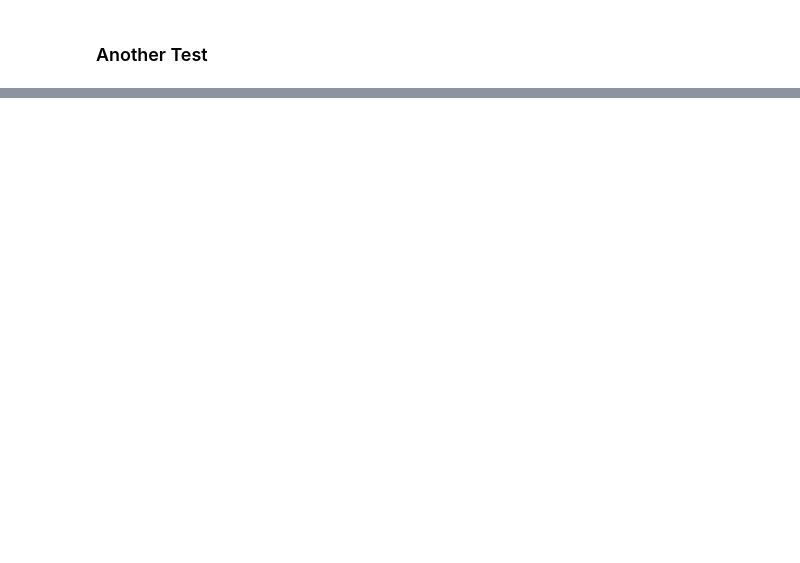
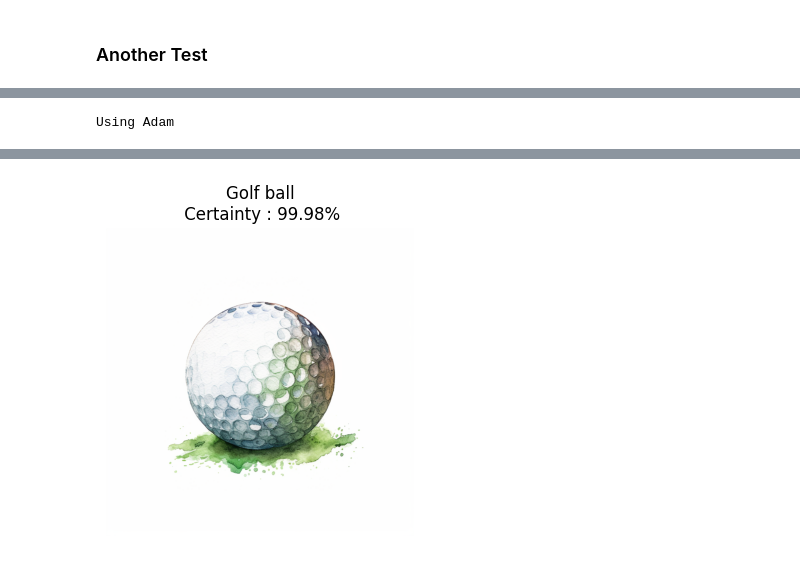
Before and after one commit to BLGR-Saumoine/Projet-DL, a Jupyter notebook: Project_DL.ipynb, the cells around one changed output, grey strips where cells are left out. Saved outputs shown, nothing was run; the diff lists cells and outputs as text; code cells hidden in the pictures; blank space fills up the shorter version.

```diff
--- a/Project_DL.ipynb
+++ b/Project_DL.ipynb
@@ -123,6 +178,13 @@ class ResNet(nn.Module):
 
       if size not in configs :
         raise ValueError("This resnet's size is not valid")
+
+      if size >= 50:
+          block = Bottleneck
+          self.expansion = 4
+      else:
+          block = ResBlock
+          self.expansion = 1
 
       self.relu = nn.ReLU(inplace=True) #Will consume less space aussi
 
@@ -141,18 +203,16 @@ class ResNet(nn.Module):
 
       #Maintenant on initialise les layers
 
-      self.layer1 = self._make_layer(ResBlock, 64, configs[size][0], 1, useBn=useBn)
-      self.layer2 = self._make_layer(ResBlock, 128, configs[size][1], 2, useBn=useBn)
-      self.layer3 = self._make_layer(ResBlock, 256, configs[size][2], 2, useBn=useBn)
-      self.layer4 = self._make_layer(ResBlock, 512, configs[size][3], 2, useBn=useBn)
+      self.layer1 = self._make_layer(block, 64 * self.expansion, configs[size][0], 1, useBn=useBn)
+      self.layer2 = self._make_layer(block, 128 * self.expansion, configs[size][1], 2, useBn=useBn)
+      self.layer3 = self._make_layer(block, 256 * self.expansion, configs[size][2], 2, useBn=useBn)
+      self.layer4 = self._make_layer(block, 512 * self.expansion, configs[size][3], 2, useBn=useBn)
 
-      self.avgPool = nn.AvgPool2d(kernel_size = 7)
-      self.fc = nn.Linear(512,10) #10 = nombre de classes d'imagenette
-
+      self.avgPool = nn.AvgPool2d(kernel_size = 7) # I thin i can use adaptative pool but i will see later
+      self.fc = nn.Linear(512 * self.expansion, 10) #10 = nombre de classes d'imagenette
 
     def _make_layer(self, block, out_channel, n, stride = 1, useBn = True):
       #Je mets block pour pouvoir mettre un resblock ou un bottle neck
-
       layers = []
 
       for i in range(n) :
@@ -165,7 +225,6 @@ class ResNet(nn.Module):
           layers.append(block(self.in_channel, out_channel, 1, useBn))
 
       return nn.Sequential(*layers)
-
 
     def forward(self, x) :
 
@@ -394,0 +509,8 @@ Epoch n°100, loss = 0.2623068229996995, accuracy = 0.8262419700622559
+# %%
+monResnet = ResNet(34, 3, useBn=True)
+
+trainingModel(monResnet, dls, 100, 0.01, optimiser="adam", save_csv="Adam_Resnet34_lr0.01.csv")
+
+TestImage(monResnet)
+# %% [output]
+Using Adam
@@ -394,0 +534 @@ Epoch n°100, loss = 0.2623068229996995, accuracy = 0.8262419700622559
+[figure, added]
```
Also changed, not shown: parts of 24 cells of this notebook, 10 other files.
